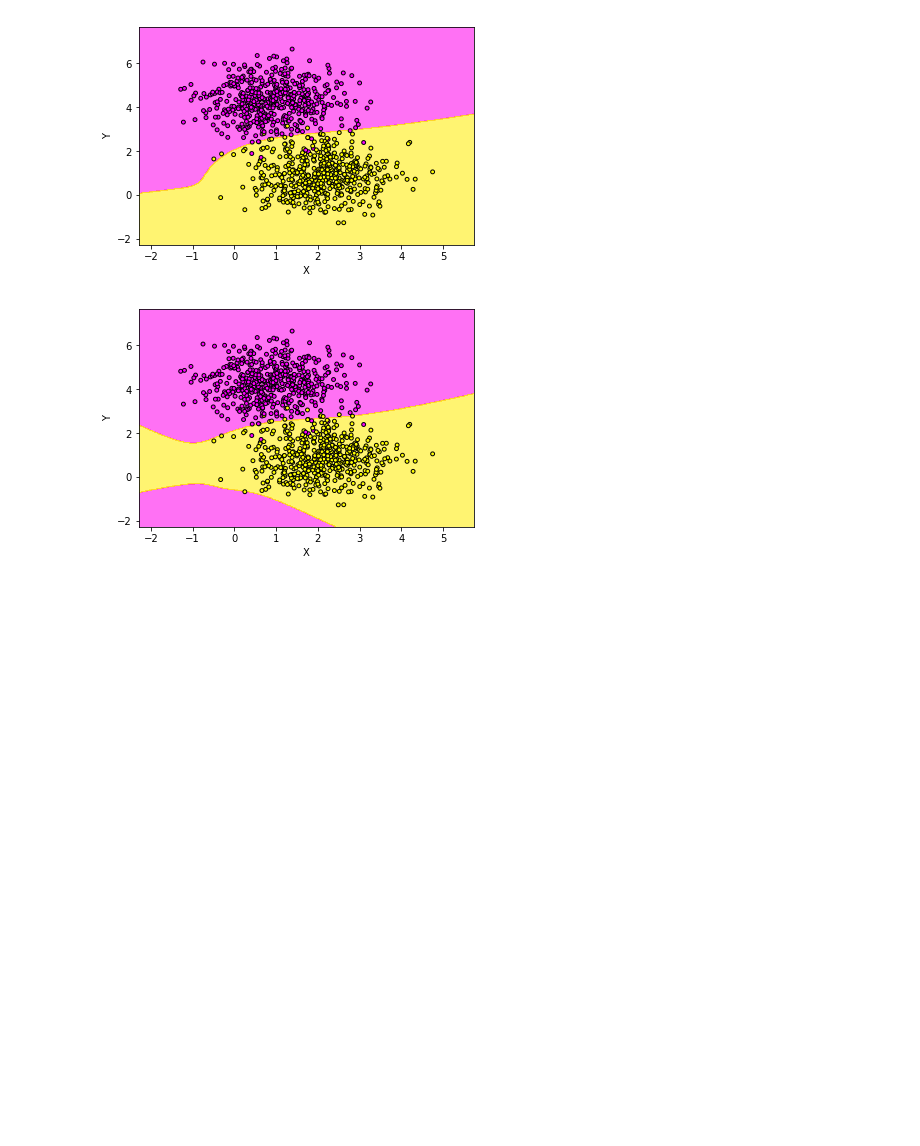
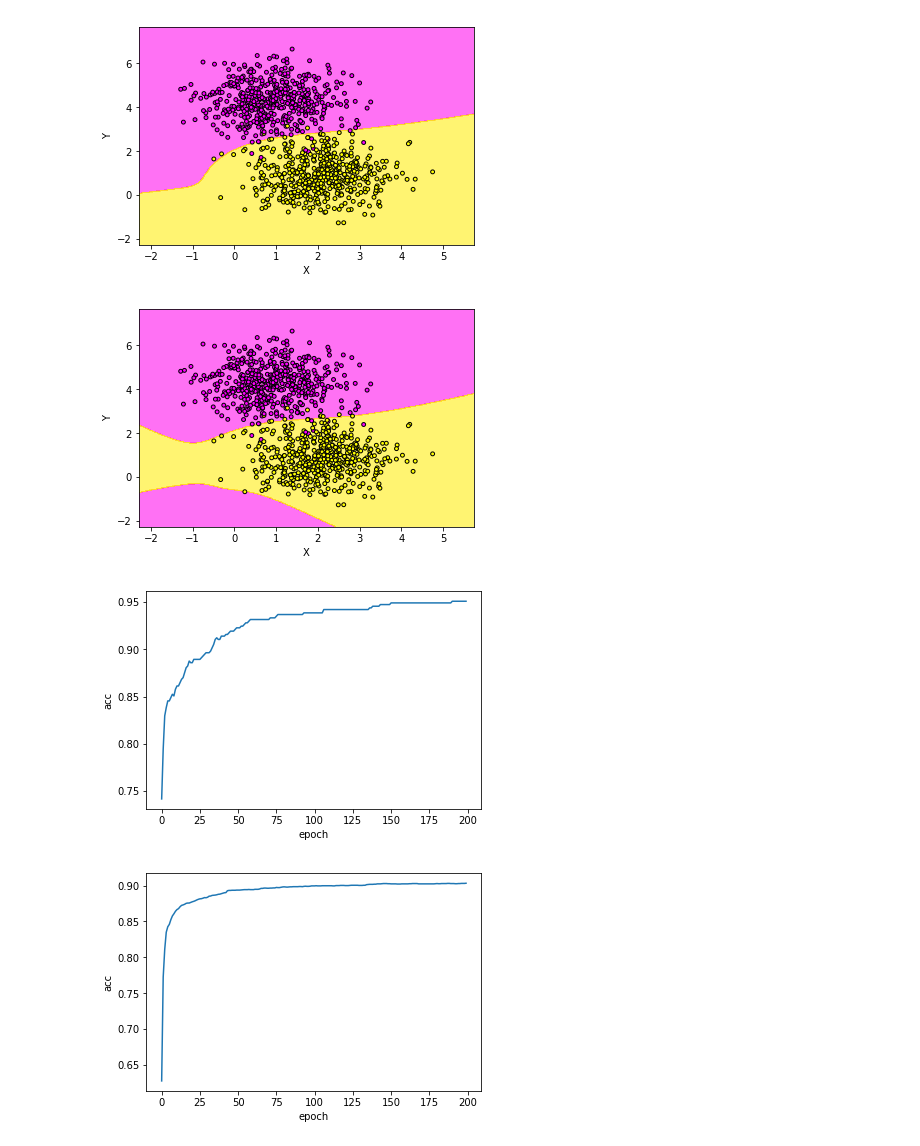
Before and after one commit to Hotckiss/ML, a Jupyter notebook: 2/hw2.ipynb, the cells around one changed output. Drawn from its saved outputs; the diff is of its cells as text; code cells hidden in the pictures; blank space fills up the shorter version.

Commit message:
task 4

```diff
--- a/2/hw2.ipynb
+++ b/2/hw2.ipynb
@@ -98,0 +121,33 @@ task3()
+# %%
+
+def draw_regr(res):
+    plt.xlabel("epoch")
+    plt.ylabel("acc")
+    plt.plot(list(range(len(res))), res)
+    plt.show()
+# %%
+def read_data(csv_name):
+    data = pd.read_csv(data_folder + csv_name)
+    values, labels = data.drop(columns=['label']), data.label
+    return values.values, labels.values
+# %%
+spam_values, spam_labels = read_data("spam.csv")
+cancer_values, cancer_labels = read_data("cancer.csv")
+# %%
+def task4_spam():
+    epochs = 200
+    batch_size = 32
+    acc = logistic_regression(spam_values, spam_labels, epochs, batch_size)
+    draw_regr(acc)
+
+def task4_cancer():
+    epochs = 200
+    batch_size = 32
+    acc = logistic_regression(cancer_values, cancer_labels, epochs, batch_size)
+    draw_regr(acc)
+
+task4_cancer()
+task4_spam()
+# %% [output]
+[figure, added]
+[figure, added]
```
Also changed, not shown: parts of 2 cells of this notebook.
